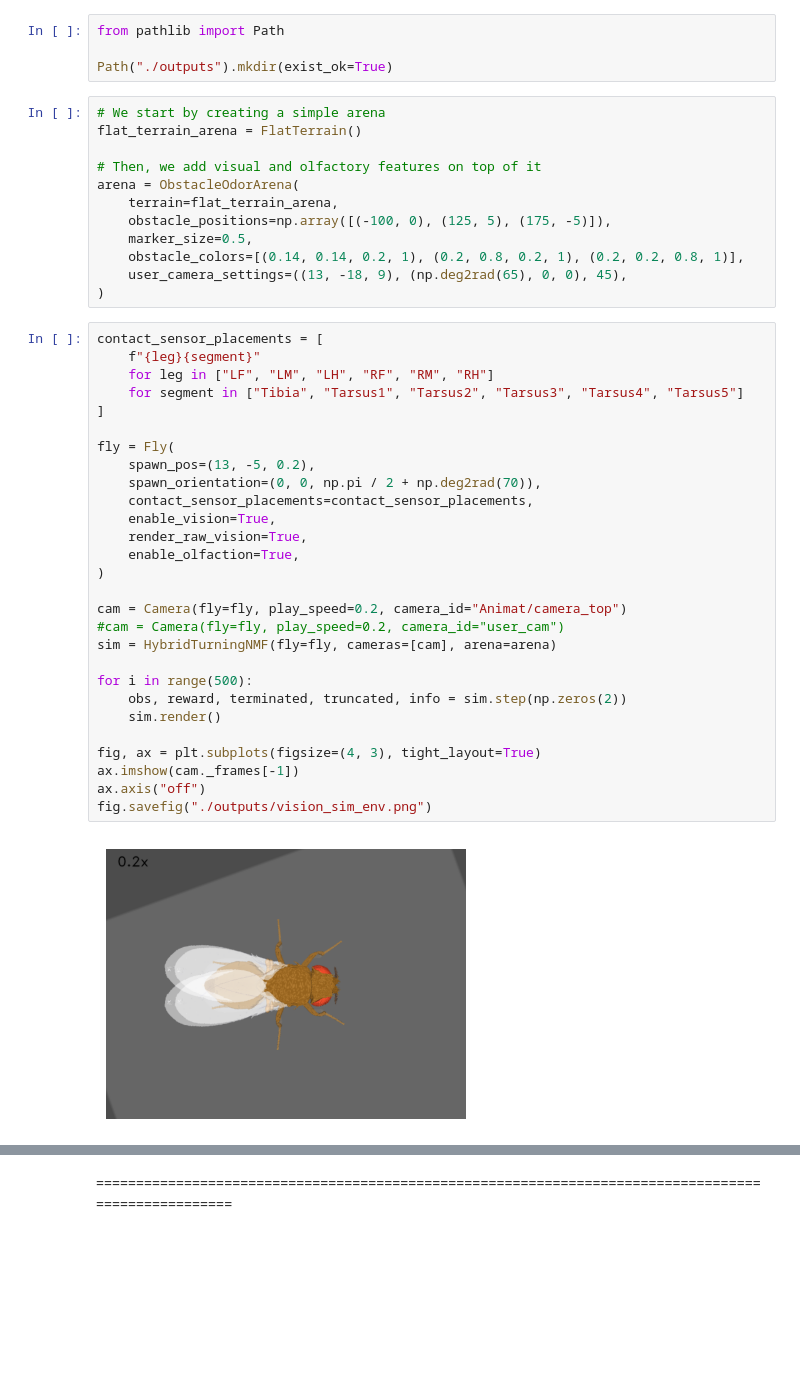
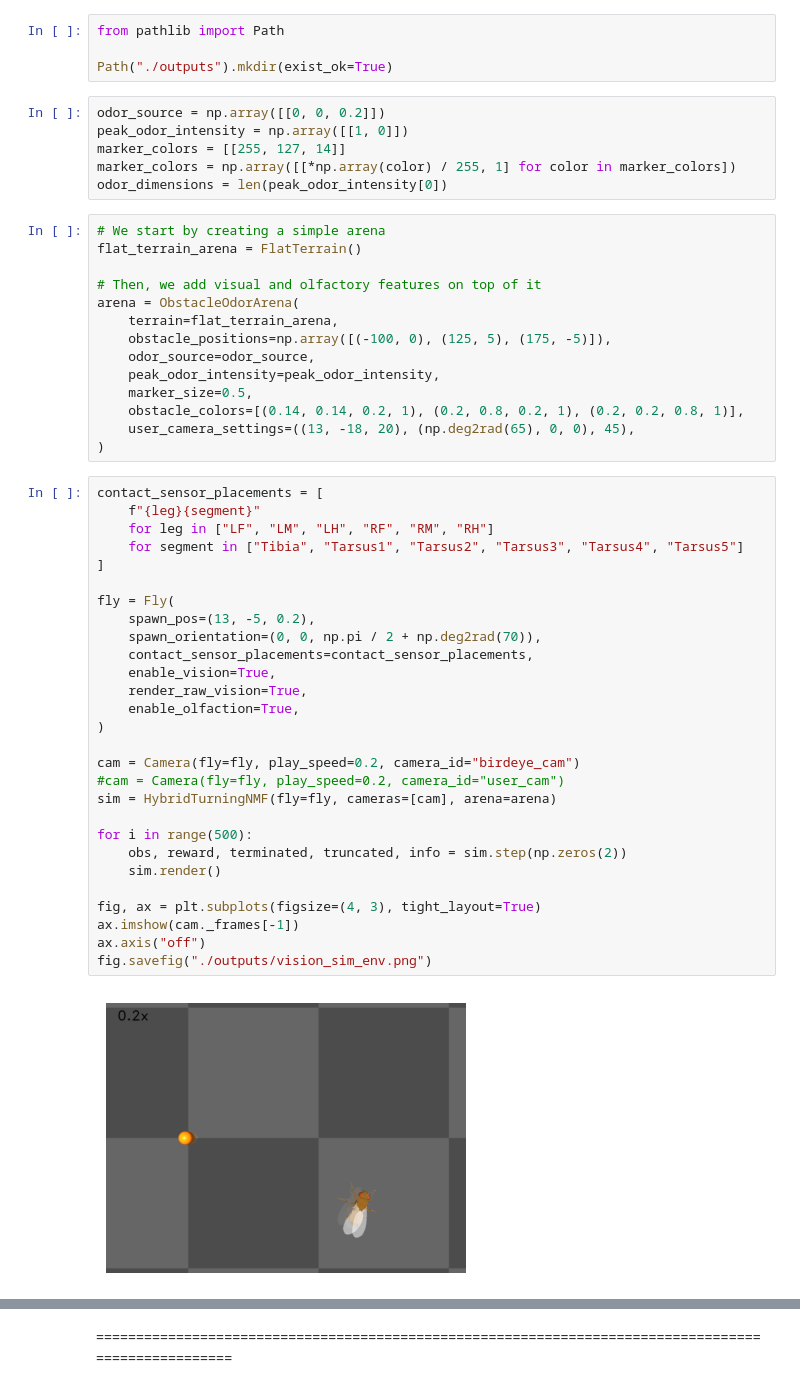
Before and after one commit to LeMonsieurPompidou/Cobar_olfactoryAlgorithm, a Jupyter notebook: Olfaction.ipynb, the cells around one changed output, grey strips where cells are left out. Cells and saved outputs as stored; diff of their text form; blank space fills up the shorter version.

```diff
--- a/Olfaction.ipynb
+++ b/Olfaction.ipynb
@@ -22,6 +22,12 @@ from flygym.examples.turning_controller import HybridTurningNMF
 from pathlib import Path
 
 Path("./outputs").mkdir(exist_ok=True)
+# %%
+odor_source = np.array([[0, 0, 0.2]])
+peak_odor_intensity = np.array([[1, 0]])
+marker_colors = [[255, 127, 14]]
+marker_colors = np.array([[*np.array(color) / 255, 1] for color in marker_colors])
+odor_dimensions = len(peak_odor_intensity[0])
 # %%
 # We start by creating a simple arena
 flat_terrain_arena = FlatTerrain()
@@ -30,37 +36,39 @@ flat_terrain_arena = FlatTerrain()
 arena = ObstacleOdorArena(
     terrain=flat_terrain_arena,
     obstacle_positions=np.array([(-100, 0), (125, 5), (175, -5)]),
+    odor_source=odor_source,
+    peak_odor_intensity=peak_odor_intensity,
     marker_size=0.5,
     obstacle_colors=[(0.14, 0.14, 0.2, 1), (0.2, 0.8, 0.2, 1), (0.2, 0.2, 0.8, 1)],
-    user_camera_settings=((13, -18, 9), (np.deg2rad(65), 0, 0), 45),
+    user_camera_settings=((13, -18, 20), (np.deg2rad(65), 0, 0), 45),
 )
 # %%
 contact_sensor_placements = [
     f"{leg}{segment}"
     for leg in ["LF", "LM", "LH", "RF", "RM", "RH"]
     for segment in ["Tibia", "Tarsus1", "Tarsus2", "Tarsus3", "Tarsus4", "Tarsus5"]
 ]
 
 fly = Fly(
     spawn_pos=(13, -5, 0.2),
     spawn_orientation=(0, 0, np.pi / 2 + np.deg2rad(70)),
     contact_sensor_placements=contact_sensor_placements,
     enable_vision=True,
     render_raw_vision=True,
     enable_olfaction=True,
 )
 
-cam = Camera(fly=fly, play_speed=0.2, camera_id="Animat/camera_top")
+cam = Camera(fly=fly, play_speed=0.2, camera_id="birdeye_cam")
 #cam = Camera(fly=fly, play_speed=0.2, camera_id="user_cam")
 sim = HybridTurningNMF(fly=fly, cameras=[cam], arena=arena)
 
 for i in range(500):
     obs, reward, terminated, truncated, info = sim.step(np.zeros(2))
     sim.render()
 
 fig, ax = plt.subplots(figsize=(4, 3), tight_layout=True)
 ax.imshow(cam._frames[-1])
 ax.axis("off")
 fig.savefig("./outputs/vision_sim_env.png")
 # %% [output]
-[figure, old version]
+[figure, new version]
```
Also changed, not shown: parts of 6 cells of this notebook.
